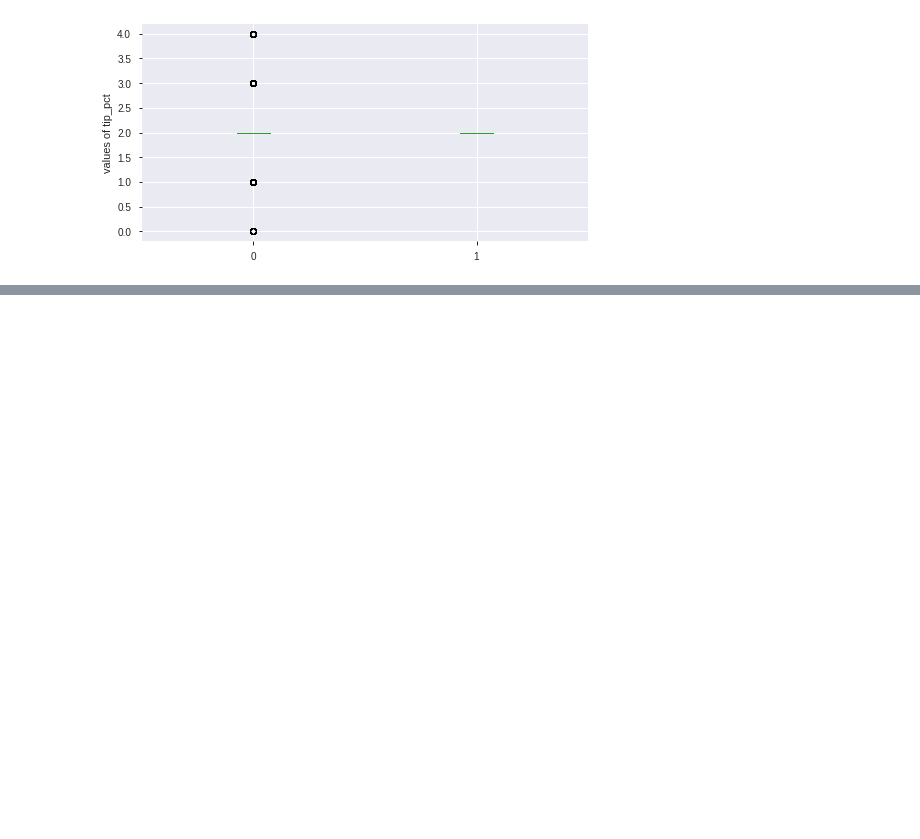
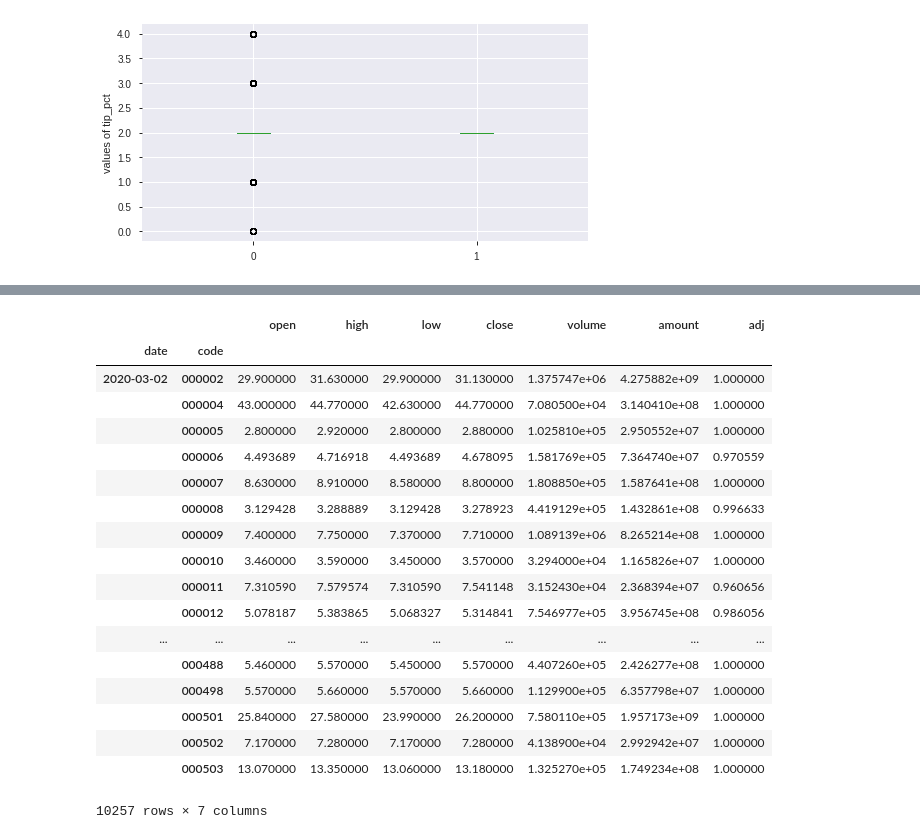
Before and after one commit to JLJLJ/QUANT, a Jupyter notebook: 30天涨跌选股.ipynb, the cells around one changed output, grey strips where cells are left out. Cells and saved outputs as stored; diff of their text form; code cells hidden in the pictures; blank space fills up the shorter version.

```diff
--- a/30天涨跌选股.ipynb
+++ b/30天涨跌选股.ipynb
@@ -158,4 +68,5 @@ Total time running series_to_supervised_parallel: 3.5959885120391846 seconds
 # %%
+
 @jp.fn_timer
 def get_xy(start,end,n_days=1):
     stockCode=QA.QA_fetch_stock_list()['code'].tolist()
@@ -168,16 +79,23 @@ def get_xy(start,end,n_days=1):
 
     #2、生成样本（x）
     dataset1=jp.get_all_indicator(data)
+    dataset1=jp.drop_columns(dataset1,['a','b'])
 
     #3、标准化样本数据
-    dataset1=jp.standardization(dataset1,('RSI1','RSI2','RSI3'))
-    dataset2=jp.standardization(data.data,(['open','close','high','low'],'volume','amount'))
+    dataset1=dataset1
+    dataset2=data.data
 
     #####4、合并样本
     dataset=pd.concat([dataset1,dataset2],axis=1)
 
     #####5、时间序列转监督学习（n天的数据生成一个样本）
-    dataset=jp.series_to_supervised(dataset,10)
+    dataset=jp.series_to_supervised_parallel(dataset,10)
+    dataset=jp.drop_columns(dataset,['a','b'])
+    #dataset.to_excel('output1.xlsx')
+
+    #根据单条样本标准化
+    col_groups=[['open','close','high','low'],'volume','amount']
+    dataset=jp.standardization_axis1_parallel(dataset,col_groups)
 
     #####定义Y值，加入样本中
     Y_names=['n_days_max_radio']
@@ -340,0 +322,22 @@ Text(0, 0.5, 'values of tip_pct')
+# %%
+data.data
+# %% [output]
+|  |  | open | high | low | close | volume | amount | adj |
+| date | code |  |  |  |  |  |  |  |
+| 2020-03-02 | 000002 | 29.900000 | 31.630000 | 29.900000 | 31.130000 | 1.375747e+06 | 4.275882e+09 | 1.000000 |
+|  | 000004 | 43.000000 | 44.770000 | 42.630000 | 44.770000 | 7.080500e+04 | 3.140410e+08 | 1.000000 |
+|  | 000005 | 2.800000 | 2.920000 | 2.800000 | 2.880000 | 1.025810e+05 | 2.950552e+07 | 1.000000 |
+|  | 000006 | 4.493689 | 4.716918 | 4.493689 | 4.678095 | 1.581769e+05 | 7.364740e+07 | 0.970559 |
+|  | 000007 | 8.630000 | 8.910000 | 8.580000 | 8.800000 | 1.808850e+05 | 1.587641e+08 | 1.000000 |
+|  | 000008 | 3.129428 | 3.288889 | 3.129428 | 3.278923 | 4.419129e+05 | 1.432861e+08 | 0.996633 |
+|  | 000009 | 7.400000 | 7.750000 | 7.370000 | 7.710000 | 1.089139e+06 | 8.265214e+08 | 1.000000 |
+|  | 000010 | 3.460000 | 3.590000 | 3.450000 | 3.570000 | 3.294000e+04 | 1.165826e+07 | 1.000000 |
+|  | 000011 | 7.310590 | 7.579574 | 7.310590 | 7.541148 | 3.152430e+04 | 2.368394e+07 | 0.960656 |
+|  | 000012 | 5.078187 | 5.383865 | 5.068327 | 5.314841 | 7.546977e+05 | 3.956745e+08 | 0.986056 |
+| ... | ... | ... | ... | ... | ... | ... | ... | ... |
+|  | 000488 | 5.460000 | 5.570000 | 5.450000 | 5.570000 | 4.407260e+05 | 2.426277e+08 | 1.000000 |
+|  | 000498 | 5.570000 | 5.660000 | 5.570000 | 5.660000 | 1.129900e+05 | 6.357798e+07 | 1.000000 |
+|  | 000501 | 25.840000 | 27.580000 | 23.990000 | 26.200000 | 7.580110e+05 | 1.957173e+09 | 1.000000 |
+|  | 000502 | 7.170000 | 7.280000 | 7.170000 | 7.280000 | 4.138900e+04 | 2.992942e+07 | 1.000000 |
+|  | 000503 | 13.070000 | 13.350000 | 13.060000 | 13.180000 | 1.325270e+05 | 1.749234e+08 | 1.000000 |
+10257 rows × 7 columns
```
Also changed, not shown: parts of 8 cells of this notebook, 3 other files.
